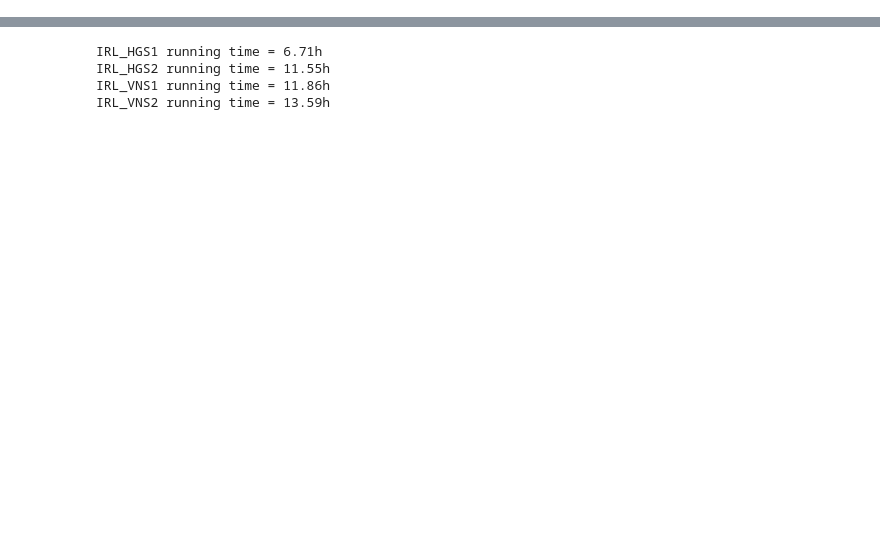
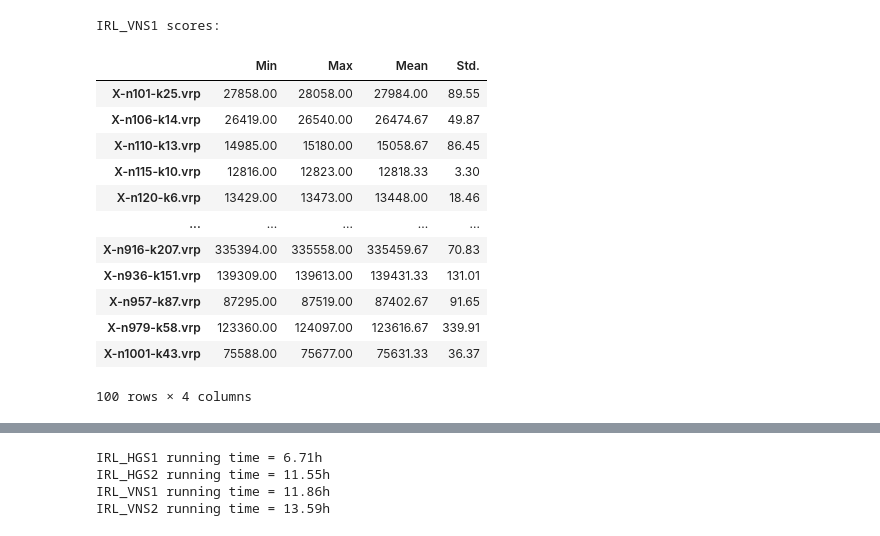
Before and after one commit to vietbtx/VRPpp, a Jupyter notebook: experiments_CVRP.ipynb, the cells around one changed output, grey strips where cells are left out. Drawn from its saved outputs; the diff is of its cells as text; code cells hidden in the pictures; blank space fills up the shorter version.

```diff
--- a/experiments_CVRP.ipynb
+++ b/experiments_CVRP.ipynb
@@ -7 +85,20 @@ from vns_baselines import VNS_CVRP_KEYS
+# %%
+print("IRL_VNS1 scores:")
+irl_vns_1_df, irl_vns_1_best_score, irl_vns_1_overall = load_score("logs/dataset_train_data_cvrp_VNS_0.0", range(1, 4))
+irl_vns_1_overall
+# %% [output]
+IRL_VNS1 scores:
+|  | Min | Max | Mean | Std. |
+| X-n101-k25.vrp | 27858.00 | 28058.00 | 27984.00 | 89.55 |
+| X-n106-k14.vrp | 26419.00 | 26540.00 | 26474.67 | 49.87 |
+| X-n110-k13.vrp | 14985.00 | 15180.00 | 15058.67 | 86.45 |
+| X-n115-k10.vrp | 12816.00 | 12823.00 | 12818.33 | 3.30 |
+| X-n120-k6.vrp | 13429.00 | 13473.00 | 13448.00 | 18.46 |
+| ... | ... | ... | ... | ... |
+| X-n916-k207.vrp | 335394.00 | 335558.00 | 335459.67 | 70.83 |
+| X-n936-k151.vrp | 139309.00 | 139613.00 | 139431.33 | 131.01 |
+| X-n957-k87.vrp | 87295.00 | 87519.00 | 87402.67 | 91.65 |
+| X-n979-k58.vrp | 123360.00 | 124097.00 | 123616.67 | 339.91 |
+| X-n1001-k43.vrp | 75588.00 | 75677.00 | 75631.33 | 36.37 |
+100 rows × 4 columns
 # %%
```
Also changed, not shown: parts of 17 cells of this notebook, 5 other files.
